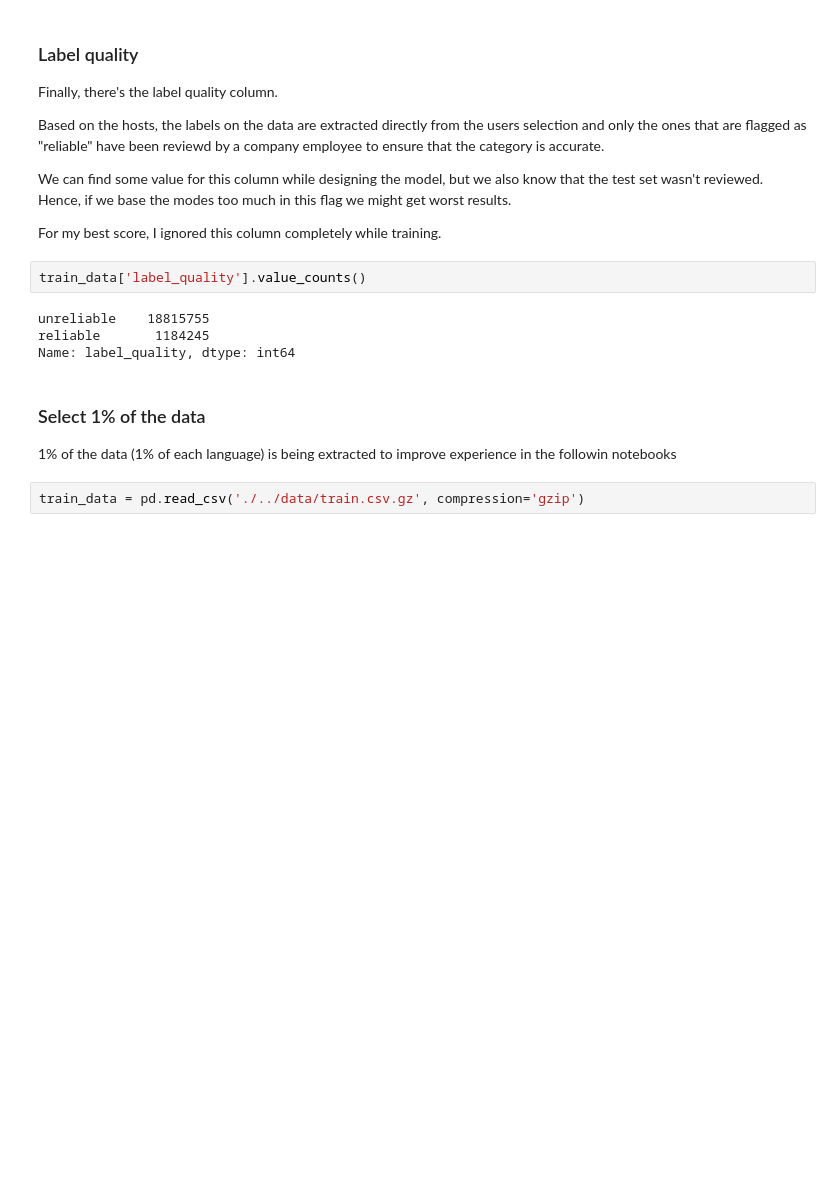
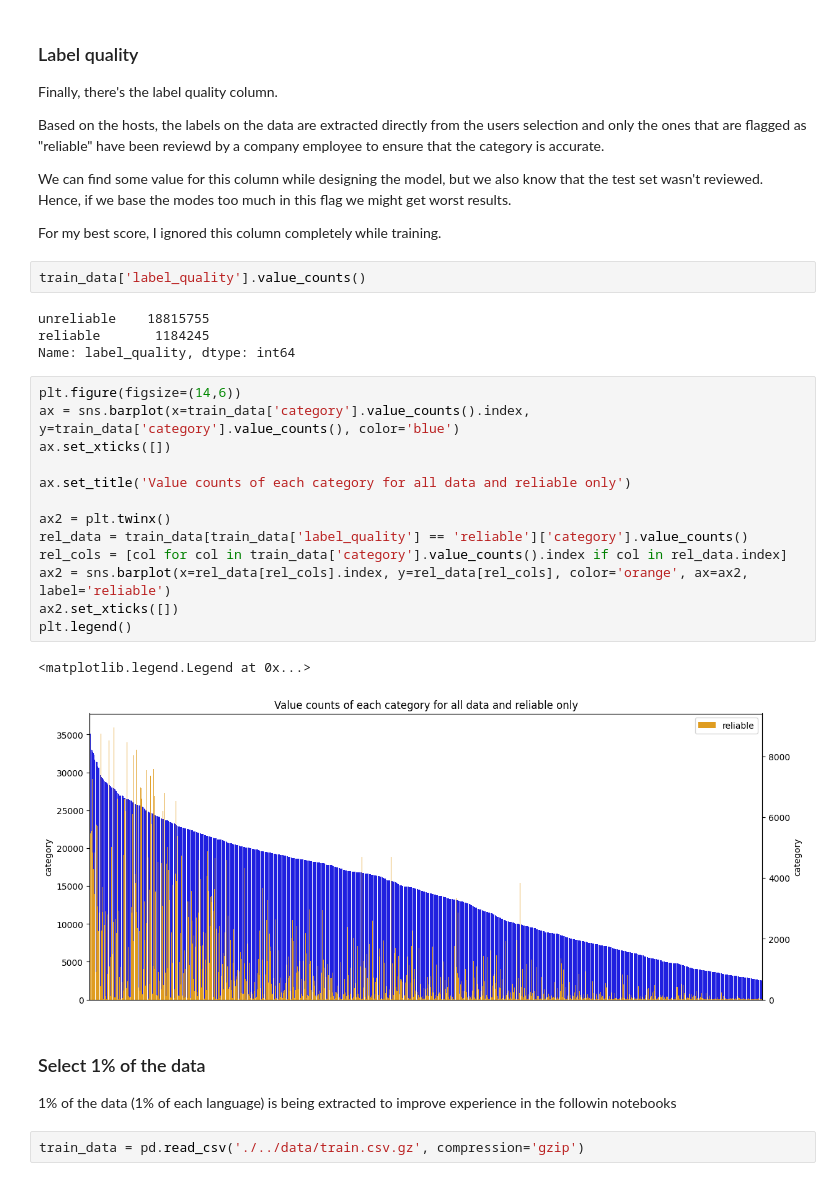
Before and after one commit to bleand/meli2019, a Jupyter notebook: notebooks/1 - EDA.ipynb, the cells around one changed output. Drawn from its saved outputs; the diff is of its cells as text; blank space fills up the shorter version.

```diff
--- a/notebooks/1 - EDA.ipynb
+++ b/notebooks/1 - EDA.ipynb
@@ -257,6 +257,22 @@ train_data['label_quality'].value_counts()
 unreliable    18815755
 reliable       1184245
 Name: label_quality, dtype: int64
+# %%
+plt.figure(figsize=(14,6))
+ax = sns.barplot(x=train_data['category'].value_counts().index, y=train_data['category'].value_counts(), color='blue')
+ax.set_xticks([])
+
+ax.set_title('Value counts of each category for all data and reliable only')
+
+ax2 = plt.twinx()
+rel_data = train_data[train_data['label_quality'] == 'reliable']['category'].value_counts()
+rel_cols = [col for col in train_data['category'].value_counts().index if col in rel_data.index]
+ax2 = sns.barplot(x=rel_data[rel_cols].index, y=rel_data[rel_cols], color='orange', ax=ax2, label='reliable')
+ax2.set_xticks([])
+plt.legend()
+# %% [output]
+<matplotlib.legend.Legend at 0x...>
+[figure, added]
 # %% [markdown]
 ### Select 1% of the data
 
```
Also changed, not shown: 2 other files.
